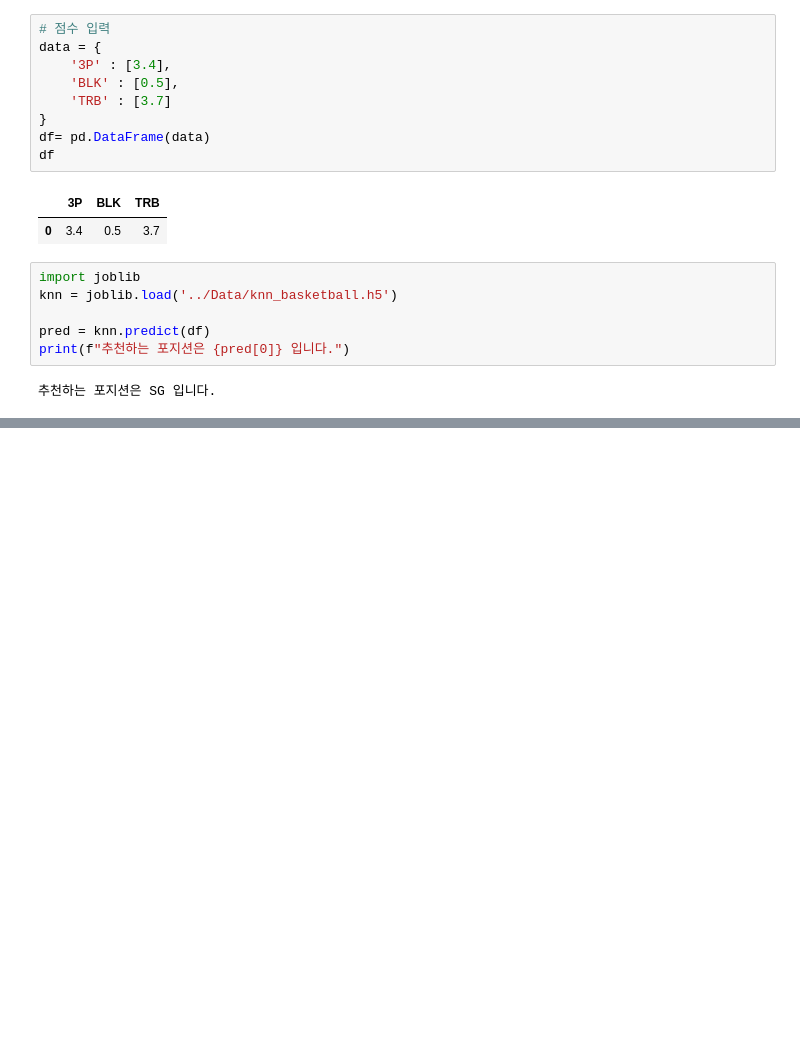
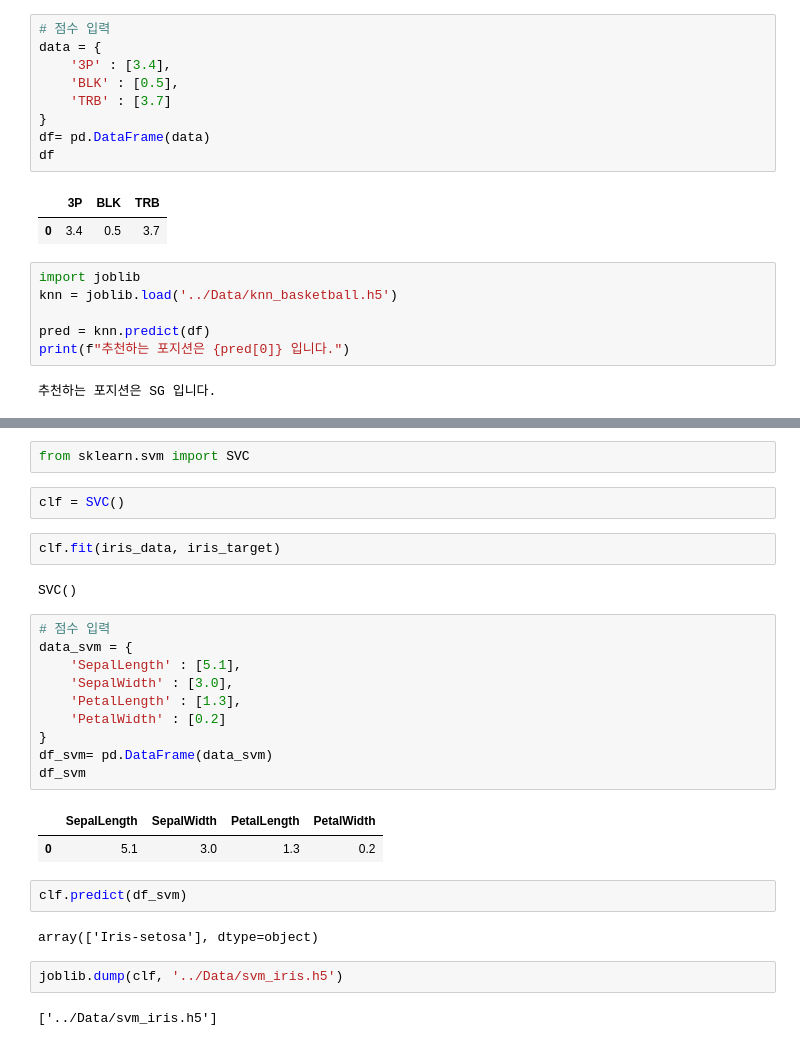
Before and after one commit to donggyu818/MachineLearning, a Jupyter notebook: Note/12.모델 불러오기.ipynb, the cells around one changed output, grey strips where cells are left out. Saved outputs shown, nothing was run; the diff lists cells and outputs as text; blank space fills up the shorter version.

```diff
--- a/Note/12.모델 불러오기.ipynb
+++ b/Note/12.모델 불러오기.ipynb
@@ -22,0 +78,29 @@ print(f"추천하는 포지션은 {pred[0]} 입니다.")
+# %%
+from sklearn.svm import SVC
+# %%
+clf = SVC()
+# %%
+clf.fit(iris_data, iris_target)
+# %% [output]
+SVC()
+# %%
+# 점수 입력
+data_svm = {
+    'SepalLength' : [5.1],
+    'SepalWidth' : [3.0],
+    'PetalLength' : [1.3],
+    'PetalWidth' : [0.2]
+}
+df_svm= pd.DataFrame(data_svm)
+df_svm
+# %% [output]
+|  | SepalLength | SepalWidth | PetalLength | PetalWidth |
+| 0 | 5.1 | 3.0 | 1.3 | 0.2 |
+# %%
+clf.predict(df_svm)
+# %% [output]
+array(['Iris-setosa'], dtype=object)
+# %%
+joblib.dump(clf, '../Data/svm_iris.h5')
+# %% [output]
+['../Data/svm_iris.h5']
```
Also changed, not shown: parts of 21 cells of this notebook.
